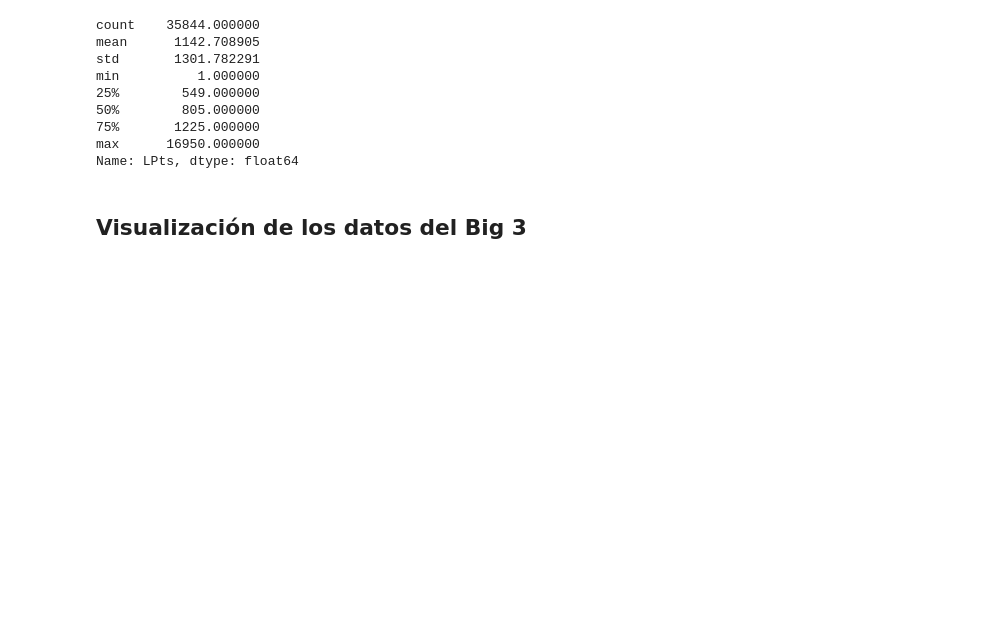
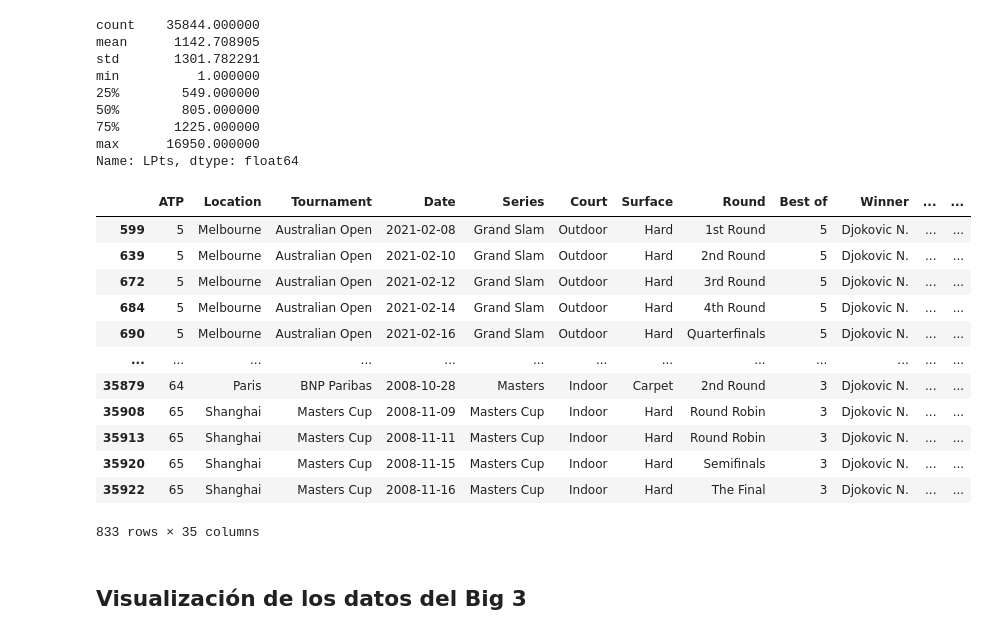
Before and after one commit to legabrielo/Tennis, a Jupyter notebook: tennis.ipynb, the cells around one changed output. Drawn from its saved outputs; the diff is of its cells as text; code cells hidden in the pictures; blank space fills up the shorter version.

```diff
--- a/tennis.ipynb
+++ b/tennis.ipynb
@@ -244,5 +254,21 @@ min          1.000000
 75%       1225.000000
 max      16950.000000
 Name: LPts, dtype: float64
+# %%
+df[df['Winner'] == 'Djokovic N.']
+# %% [output]
+|  | ATP | Location | Tournament | Date | Series | Court | Surface | Round | Best of | Winner | ... | ... |
+| 599 | 5 | Melbourne | Australian Open | 2021-02-08 | Grand Slam | Outdoor | Hard | 1st Round | 5 | Djokovic N. | ... | ... |
+| 639 | 5 | Melbourne | Australian Open | 2021-02-10 | Grand Slam | Outdoor | Hard | 2nd Round | 5 | Djokovic N. | ... | ... |
+| 672 | 5 | Melbourne | Australian Open | 2021-02-12 | Grand Slam | Outdoor | Hard | 3rd Round | 5 | Djokovic N. | ... | ... |
+| 684 | 5 | Melbourne | Australian Open | 2021-02-14 | Grand Slam | Outdoor | Hard | 4th Round | 5 | Djokovic N. | ... | ... |
+| 690 | 5 | Melbourne | Australian Open | 2021-02-16 | Grand Slam | Outdoor | Hard | Quarterfinals | 5 | Djokovic N. | ... | ... |
+| ... | ... | ... | ... | ... | ... | ... | ... | ... | ... | ... | ... | ... |
+| 35879 | 64 | Paris | BNP Paribas | 2008-10-28 | Masters | Indoor | Carpet | 2nd Round | 3 | Djokovic N. | ... | ... |
+| 35908 | 65 | Shanghai | Masters Cup | 2008-11-09 | Masters Cup | Indoor | Hard | Round Robin | 3 | Djokovic N. | ... | ... |
+| 35913 | 65 | Shanghai | Masters Cup | 2008-11-11 | Masters Cup | Indoor | Hard | Round Robin | 3 | Djokovic N. | ... | ... |
+| 35920 | 65 | Shanghai | Masters Cup | 2008-11-15 | Masters Cup | Indoor | Hard | Semifinals | 3 | Djokovic N. | ... | ... |
+| 35922 | 65 | Shanghai | Masters Cup | 2008-11-16 | Masters Cup | Indoor | Hard | The Final | 3 | Djokovic N. | ... | ... |
+833 rows × 35 columns
 # %% [markdown]
 ## Visualización de los datos del Big 3
```
Also changed, not shown: parts of 9 cells of this notebook.
